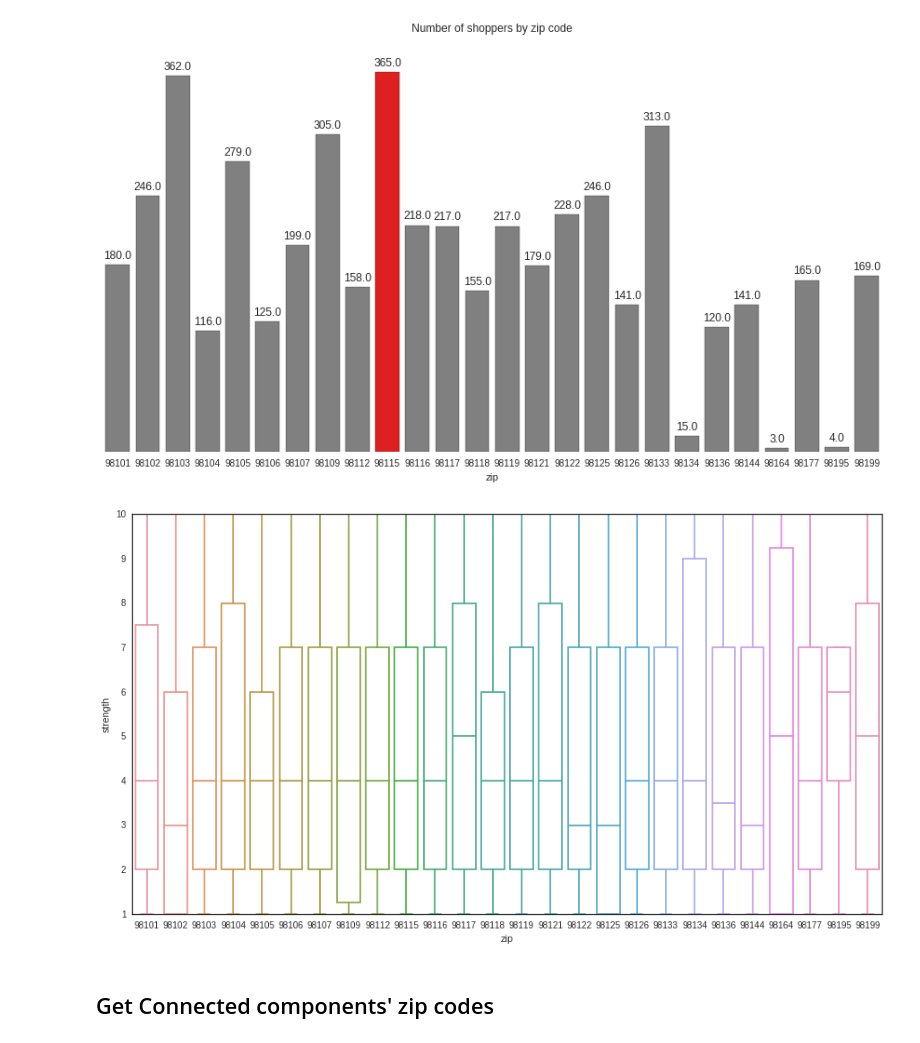
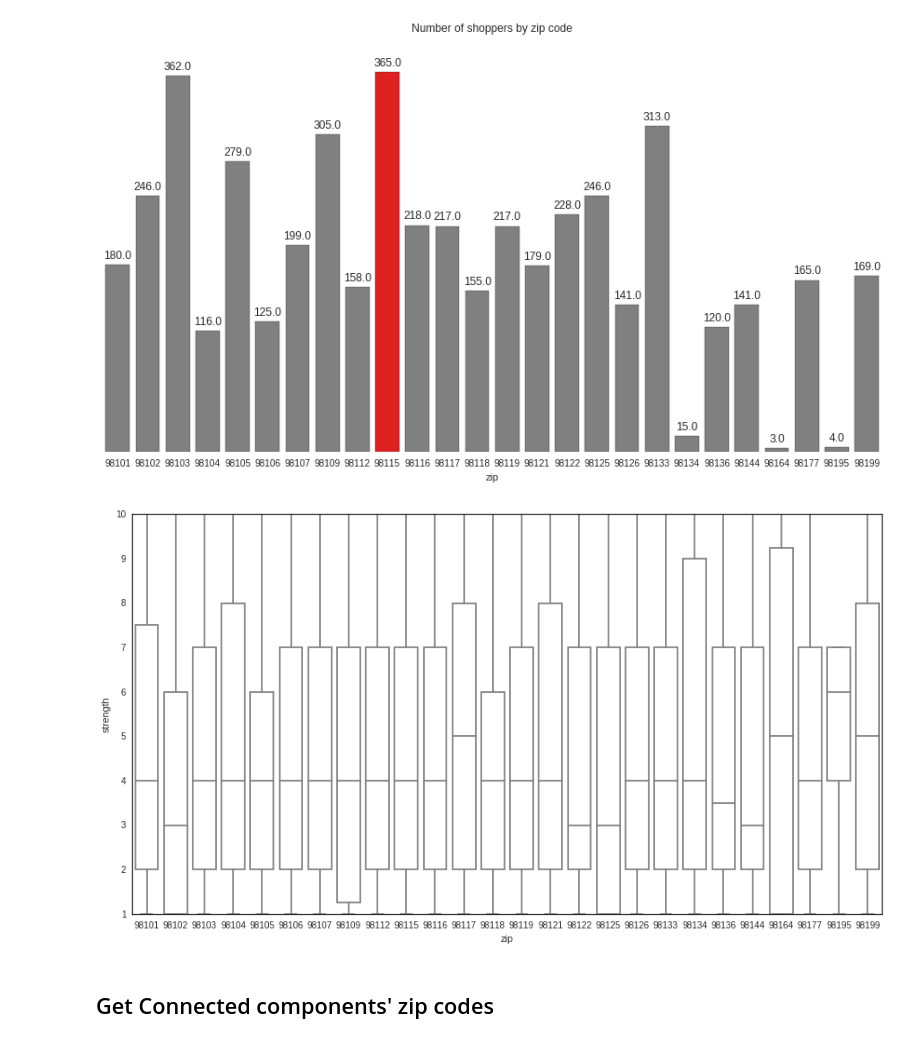
Before and after one commit to wgharbi/DataVis, a Jupyter notebook: Networks Strategy Case.ipynb, the cells around one changed output. Cells and saved outputs as stored; diff of their text form; code cells hidden in the pictures.

```diff
--- a/Networks Strategy Case.ipynb
+++ b/Networks Strategy Case.ipynb
@@ -734,27 +734,27 @@ sns.plt.title('Number of shoppers by zip code')
 # %%
 # We can look at an individual feature in Seaborn through a boxplot
 color = dict(boxes='DarkGreen', whiskers='DarkOrange',
                medians='DarkBlue', caps='Gray')
 fig, ax = plt.subplots()
 # the size of A4 paper
 fig.set_size_inches(15, 8)
-sns.boxplot(x='zip', y="strength", data=links, ax = ax)
+sns.boxplot(x='zip', y="strength", data=links, ax = ax, color = 'Grey')
 
 for i,artist in enumerate(ax.artists):
     # Set the linecolor on the artist to the facecolor, and set the facecolor to None
     col = artist.get_facecolor()
     artist.set_edgecolor(col)
     artist.set_facecolor('None')
 
     # Each box has 6 associated Line2D objects (to make the whiskers, fliers, etc.)
     # Loop over them here, and use the same colour as above
     for j in range(i*6,i*6+6):
         line = ax.lines[j]
         line.set_color(col)
         line.set_mfc(col)
         line.set_mec(col)
 # %% [output]
-[figure, old version]
+[figure, new version]
 # %%
 
 ## needto normalize by number of nodes to get average spend in zip
```
Also changed, not shown: parts of 8 cells of this notebook.
